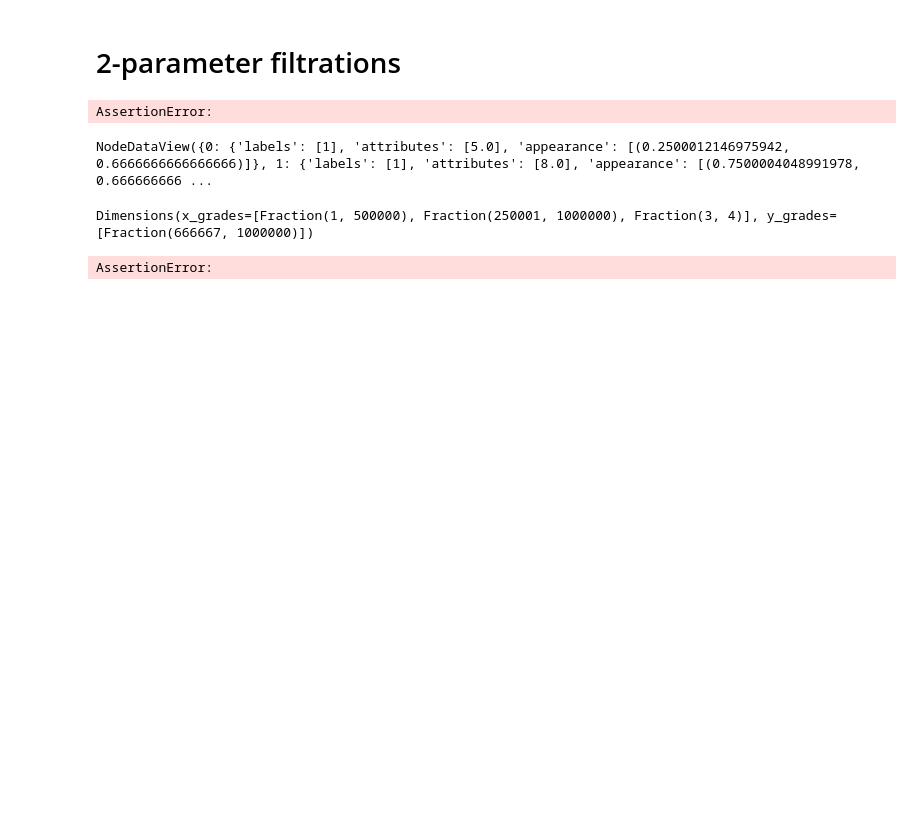
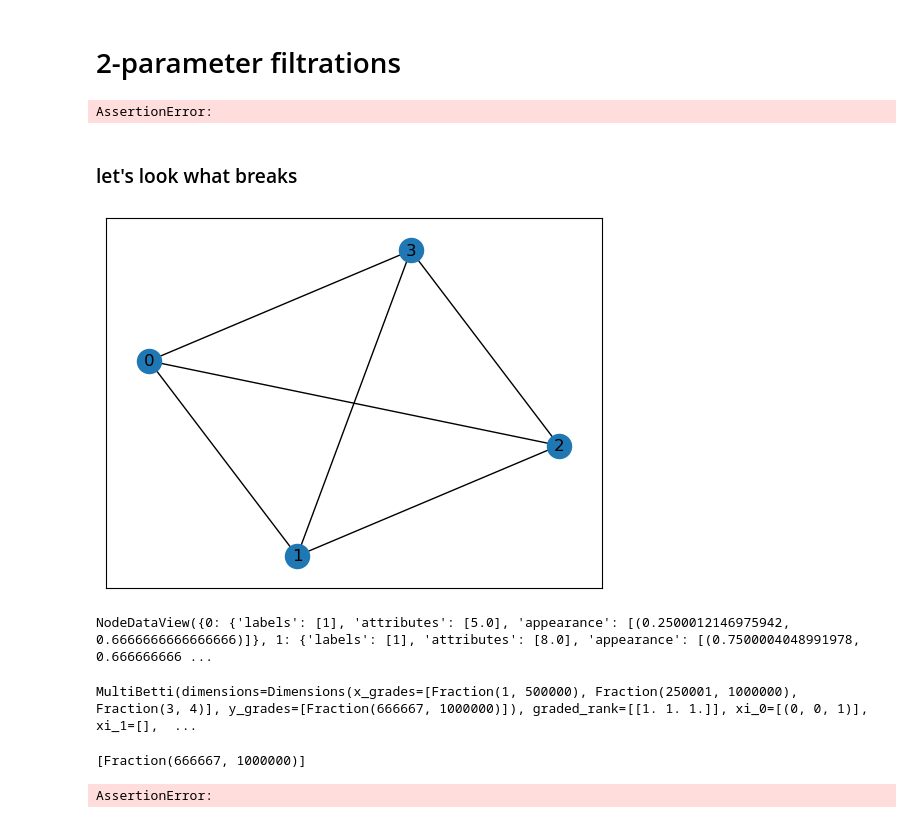
Before and after one commit to dgurnari/graphtda, a Jupyter notebook: examples/example_classification_pipeline.ipynb, the cells around one changed output. Drawn from its saved outputs; the diff is of its cells as text; code cells hidden in the pictures; blank space fills up the shorter version.

```diff
--- a/examples/example_classification_pipeline.ipynb
+++ b/examples/example_classification_pipeline.ipynb
@@ -144,14 +144,25 @@ for G in tqdm(data[450:451]):
     hilbert_1.append(FG.hilbert_function())
 # %% [output]
 AssertionError:
+# %% [markdown]
+### let's look what breaks
+# %%
+nx.draw_networkx(FG.Graph)
+# %% [output]
+[figure, added]
 # %%
 FG.Graph.nodes(data=True)
 # %% [output]
 NodeDataView({0: {'labels': [1], 'attributes': [5.0], 'appearance': [(0.2500012146975942, 0.6666666666666666)]}, 1: {'labels': [1], 'attributes': [8.0], 'appearance': [(0.7500004048991978, 0.666666666 ...
 # %%
-FG.compute_bipersistence(dim=0, x=100,y=100).dimensions
+FG.compute_bipersistence(dim=0, x=100,y=100)
 # %% [output]
-Dimensions(x_grades=[Fraction(1, 500000), Fraction(250001, 1000000), Fraction(3, 4)], y_grades=[Fraction(666667, 1000000)])
+MultiBetti(dimensions=Dimensions(x_grades=[Fraction(1, 500000), Fraction(250001, 1000000), Fraction(3, 4)], y_grades=[Fraction(666667, 1000000)]), graded_rank=[[1. 1. 1.]], xi_0=[(0, 0, 1)], xi_1=[],  ...
+# %%
+FG.compute_bipersistence(dim=0, x=100,y=100).dimensions.y_grades
+# I think rivets wants this to have lenght at least 2
+# %% [output]
+[Fraction(666667, 1000000)]
 # %%
 FG.hilbert_function()
 # %% [output]
```
